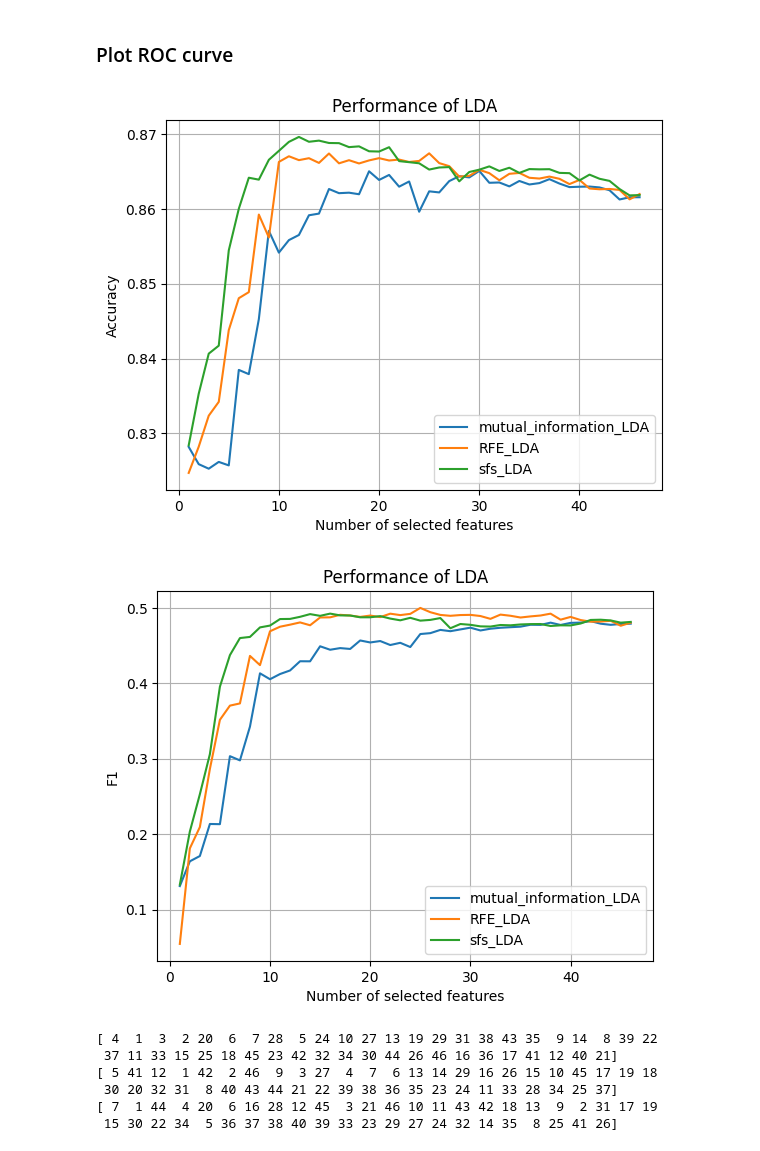
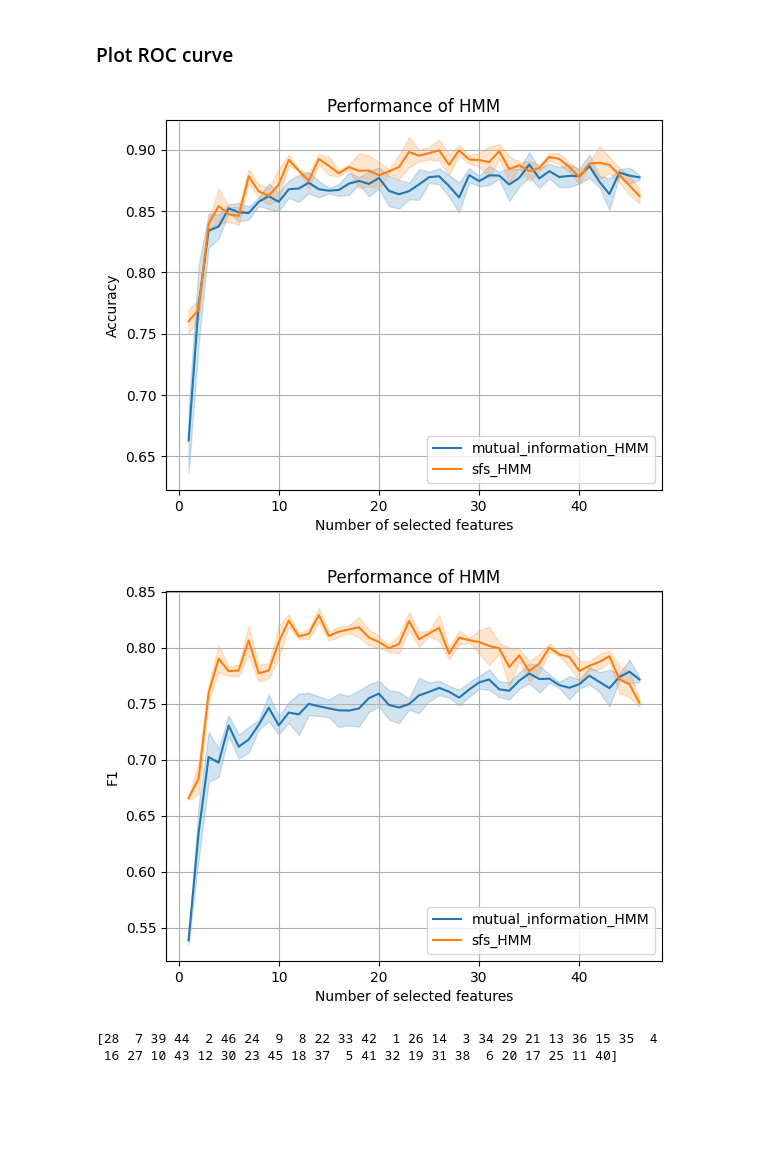
Before and after one commit to Majager/master_ML, a Jupyter notebook: Results/Feature_selection.ipynb, the cells around one changed output. Drawn from its saved outputs; the diff is of its cells as text; code cells hidden in the pictures; blank space fills up the shorter version.

```diff
--- a/Results/Feature_selection.ipynb
+++ b/Results/Feature_selection.ipynb
@@ -78,6 +70,8 @@ def feature_selection_performance(root_folder_path):
 
     avg_accuracy = []
     avg_f1 = []
+    std_accuracy = []
+    std_f1 = []
     n_runs = len(accuracy)
     n_features = len(accuracy[0])
     for i in range (n_features):
@@ -86,8 +80,17 @@ def feature_selection_performance(root_folder_path):
         for j in range (n_runs):
             acc_sum += accuracy[j][i]
             f1_sum += f1[j][i]
-        avg_accuracy.append(acc_sum/n_runs)
-        avg_f1.append(f1_sum/n_runs)
+        mean_acc = acc_sum/n_runs
+        mean_f1 = f1_sum/n_runs
+        avg_accuracy.append(mean_acc)
+        avg_f1.append(mean_f1)
+
+        variance_acc = sum((accuracy[j][i] - mean_acc) ** 2 for j in range(n_runs)) / n_runs
+        std_acc = math.sqrt(variance_acc)
+        std_accuracy.append(std_acc)
+        variance_f1 = sum((f1[j][i] - mean_f1) ** 2 for j in range(n_runs)) / n_runs
+        std_feature_f1 = math.sqrt(variance_f1)
+        std_f1.append(std_feature_f1)
 
     parameters_path = f"{run_folder_path}\\parameters.json"
     test_values = []
@@ -95,19 +98,25 @@ def feature_selection_performance(root_folder_path):
         meta_data = json.load(file)
         test_values = meta_data["test_values"]
 
-    return avg_accuracy, avg_f1, test_values
+    return avg_accuracy, avg_f1, std_accuracy, std_f1, test_values
 # %%
 def feature_selection_curve(selection_algorithms,label):
-    accuracies, f1_scores, n_features_vec = [], [], []
+    accuracies, f1_scores, std_accuracies, std_f1_scores, n_features_vec = [], [], [], [], []
     for selection_algorithm in selection_algorithms:
-        accuracy, f1, n_features = feature_selection_performance(selection_algorithm)
+        accuracy, f1, std_accuracy, std_f1, n_features = feature_selection_performance(selection_algorithm)
         accuracies.append(accuracy)
         f1_scores.append(f1)
         n_features_vec.append(n_features)
+        std_accuracies.append(std_accuracy)
+        std_f1_scores.append(std_f1)
 
     plt.figure()
     for idx in range (len(accuracies)):
-        plt.plot(n_features_vec[idx],accuracies[idx],label=selection_algorithms[idx])
+        acc = np.array(accuracies[idx])
+        std = np.array(std_accuracies[idx])
+        n_features = np.array(n_features_vec[idx])
+        line, = plt.plot(n_features,acc,label=selection_algorithms[idx])
+        plt.fill_between(n_features,acc-std,acc+std,color=line.get_color(), alpha = 0.2)
     plt.xlabel('Number of selected features')
     plt.ylabel('Accuracy')
     plt.title(f'Performance of {label}')
@@ -117,7 +126,11 @@ def feature_selection_curve(selection_algorithms,label):
 
     plt.figure()
     for idx in range (len(f1_scores)):
-        plt.plot(n_features_vec[idx],f1_scores[idx],label=selection_algorithms[idx])
+        f1 = np.array(f1_scores[idx])
+        std = np.array(std_f1_scores[idx])
+        n_features = np.array(n_features_vec[idx])
+        line, = plt.plot(n_features,f1,label=selection_algorithms[idx])
+        plt.fill_between(n_features,f1-std,f1+std,color=line.get_color(), alpha = 0.2)
     plt.xlabel('Number of selected features')
     plt.ylabel('F1')
     plt.title(f'Performance of {label}')
@@ -126,25 +139,19 @@ def feature_selection_curve(selection_algorithms,label):
     plt.show()
 # %%
 classes = ['No meal','Meal']
-selection_algorithms = ["mutual_information_LDA","RFE_LDA","sfs_LDA"]
-#selection_algorithms = ["mutual_information_HMM","RFE_HMM"]
-feature_selection_curve(selection_algorithms,'LDA')
+#selection_algorithms = ["mutual_information_LDA","sfs_LDA","RFE_LDA"]
+selection_algorithms = ["mutual_information_HMM","sfs_HMM"]
+feature_selection_curve(selection_algorithms,'HMM')
 # %% [output]
-[figure, old version]
+[figure, new version]
-[figure, old version]
+[figure, new version]
 # %%
+importance_mutual_information, importance_sfs = [],[]
+# Extract features from previous calculations
+with open(f'..\\feature_selection_HMM.pickle', 'rb') as handle:
+    importance_mutual_information, importance_sfs = pickle.load(handle)
 
-importance_mutual_information, importance_RFE, importance_sfs = [],[],[]
-# Extract features from previous calculations
-with open(f'..\\feature_selection_LDA.pickle', 'rb') as handle:
-    importance_mutual_information, importance_RFE, importance_sfs = pickle.load(handle)
-print(importance_mutual_information)
-print(importance_RFE)
 print(importance_sfs)
 # %% [output]
-[ 4  1  3  2 20  6  7 28  5 24 10 27 13 19 29 31 38 43 35  9 14  8 39 22
- 37 11 33 15 25 18 45 23 42 32 34 30 44 26 46 16 36 17 41 12 40 21]
-[ 5 41 12  1 42  2 46  9  3 27  4  7  6 13 14 29 16 26 15 10 45 17 19 18
- 30 20 32 31  8 40 43 44 21 22 39 38 36 35 23 24 11 33 28 34 25 37]
-[ 7  1 44  4 20  6 16 28 12 45  3 21 46 10 11 43 42 18 13  9  2 31 17 19
- 15 30 22 34  5 36 37 38 40 39 33 23 29 27 24 32 14 35  8 25 41 26]
+[28  7 39 44  2 46 24  9  8 22 33 42  1 26 14  3 34 29 21 13 36 15 35  4
+ 16 27 10 43 12 30 23 45 18 37  5 41 32 19 31 38  6 20 17 25 11 40]
```
Also changed, not shown: parts of 3 cells of this notebook, 14 other files.
